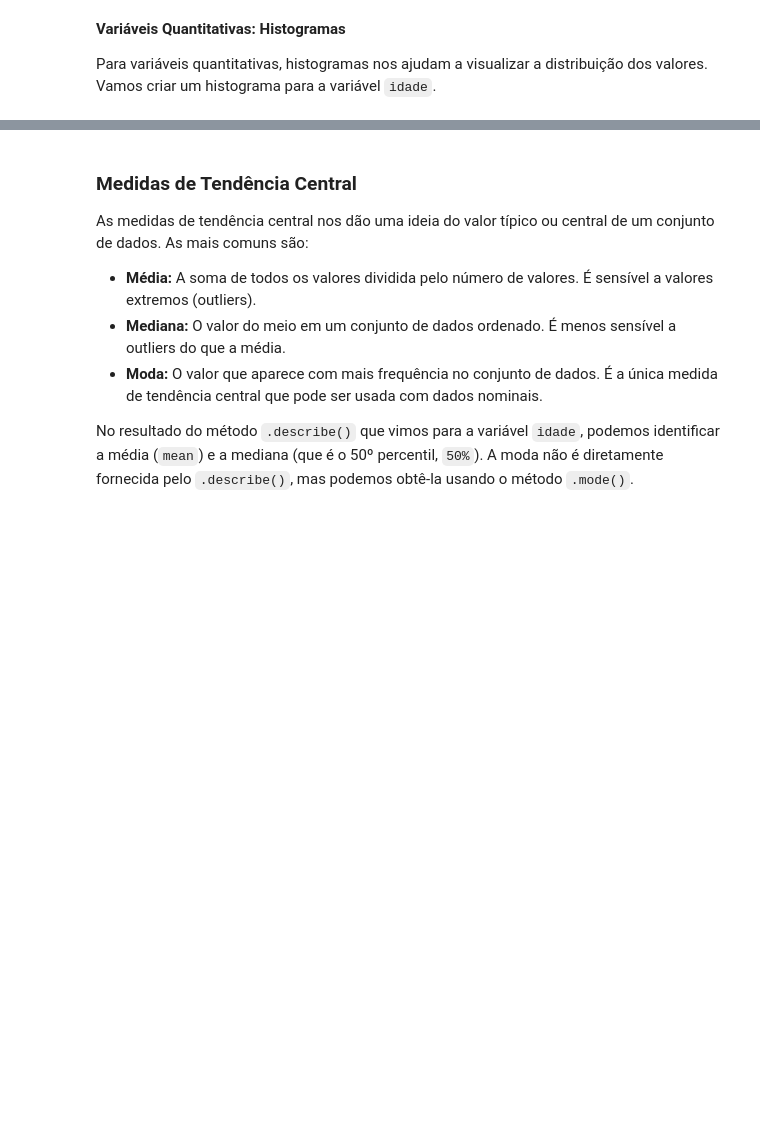
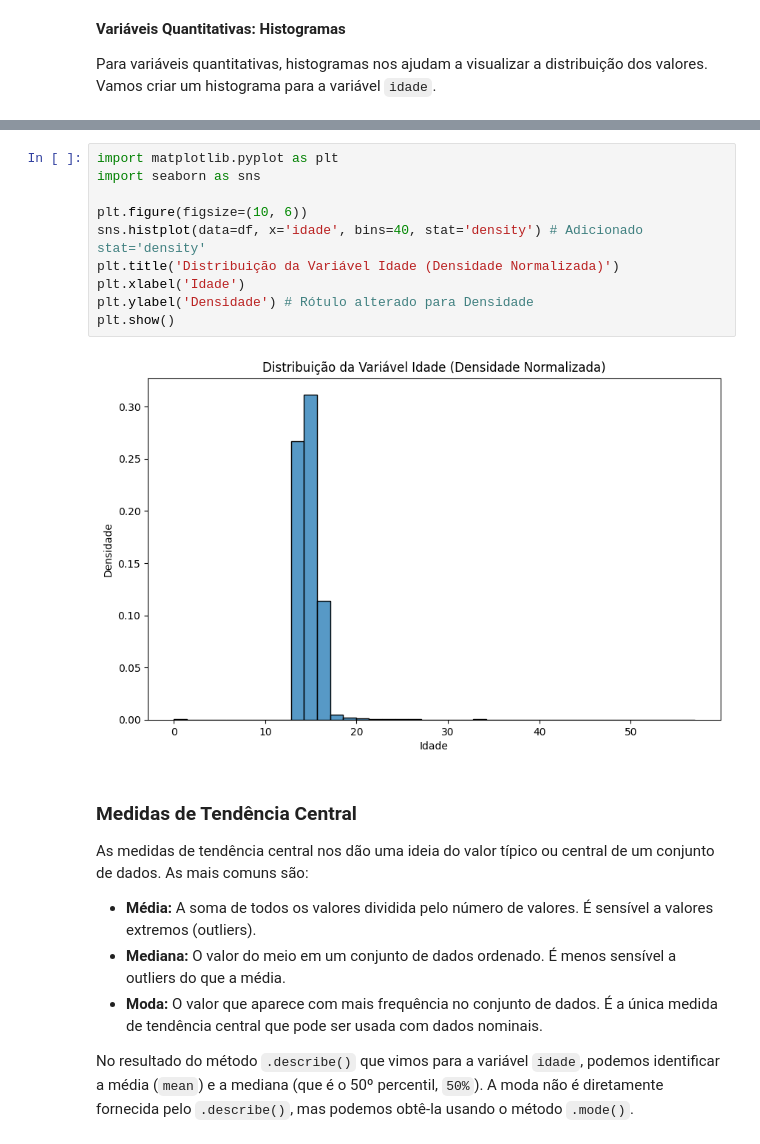
Before and after one commit to tmedeirosb/tsi-ad-2025, a Jupyter notebook: MODULO_03.ipynb, the cells around one changed output, grey strips where cells are left out. Drawn from its saved outputs; the diff is of its cells as text; blank space fills up the shorter version.

```diff
--- a/MODULO_03.ipynb
+++ b/MODULO_03.ipynb
@@ -134,3 +134,15 @@ plt.show()
+# %%
+import matplotlib.pyplot as plt
+import seaborn as sns
+
+plt.figure(figsize=(10, 6))
+sns.histplot(data=df, x='idade', bins=40, stat='density') # Adicionado stat='density'
+plt.title('Distribuição da Variável Idade (Densidade Normalizada)')
+plt.xlabel('Idade')
+plt.ylabel('Densidade') # Rótulo alterado para Densidade
+plt.show()
+# %% [output]
+[figure, added]
 # %% [markdown]
 ### Medidas de Tendência Central
 
```
Also changed, not shown: parts of 3 cells of this notebook.
